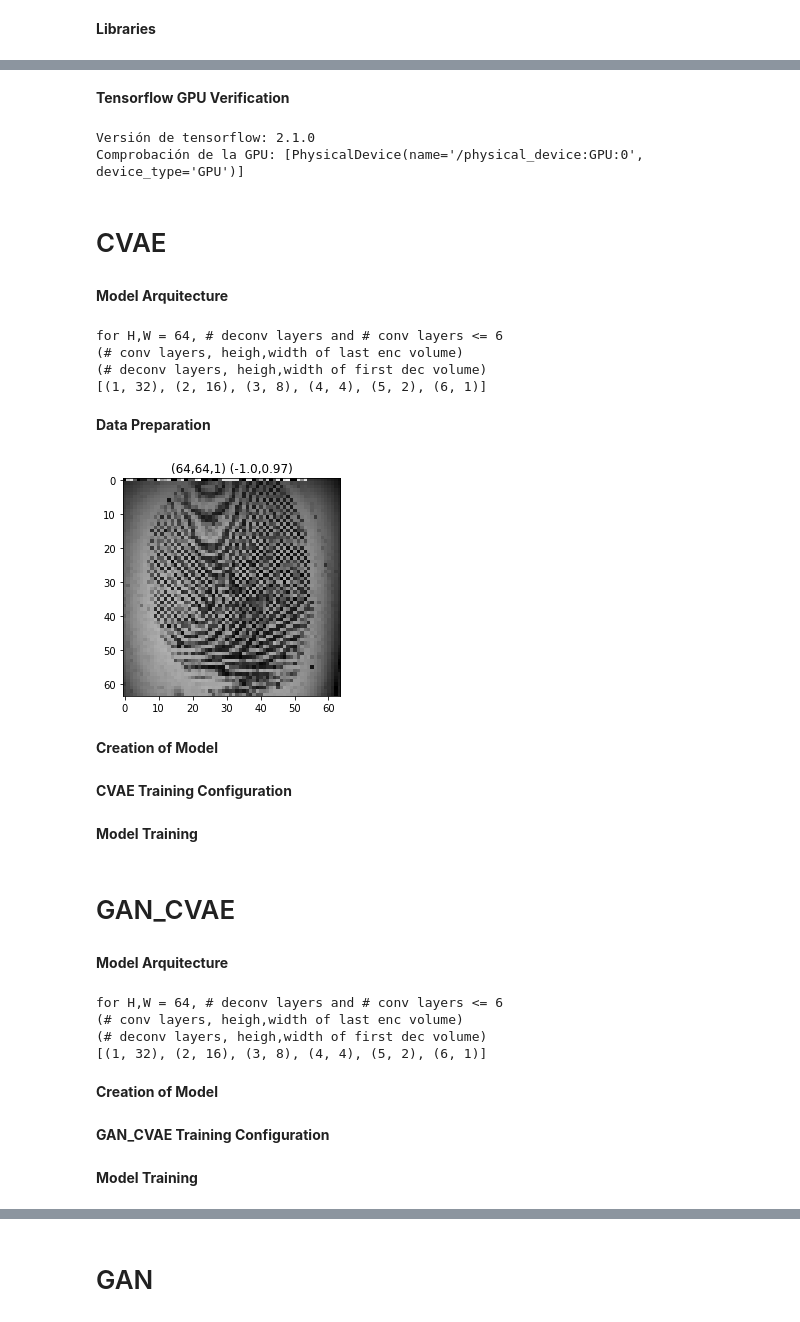
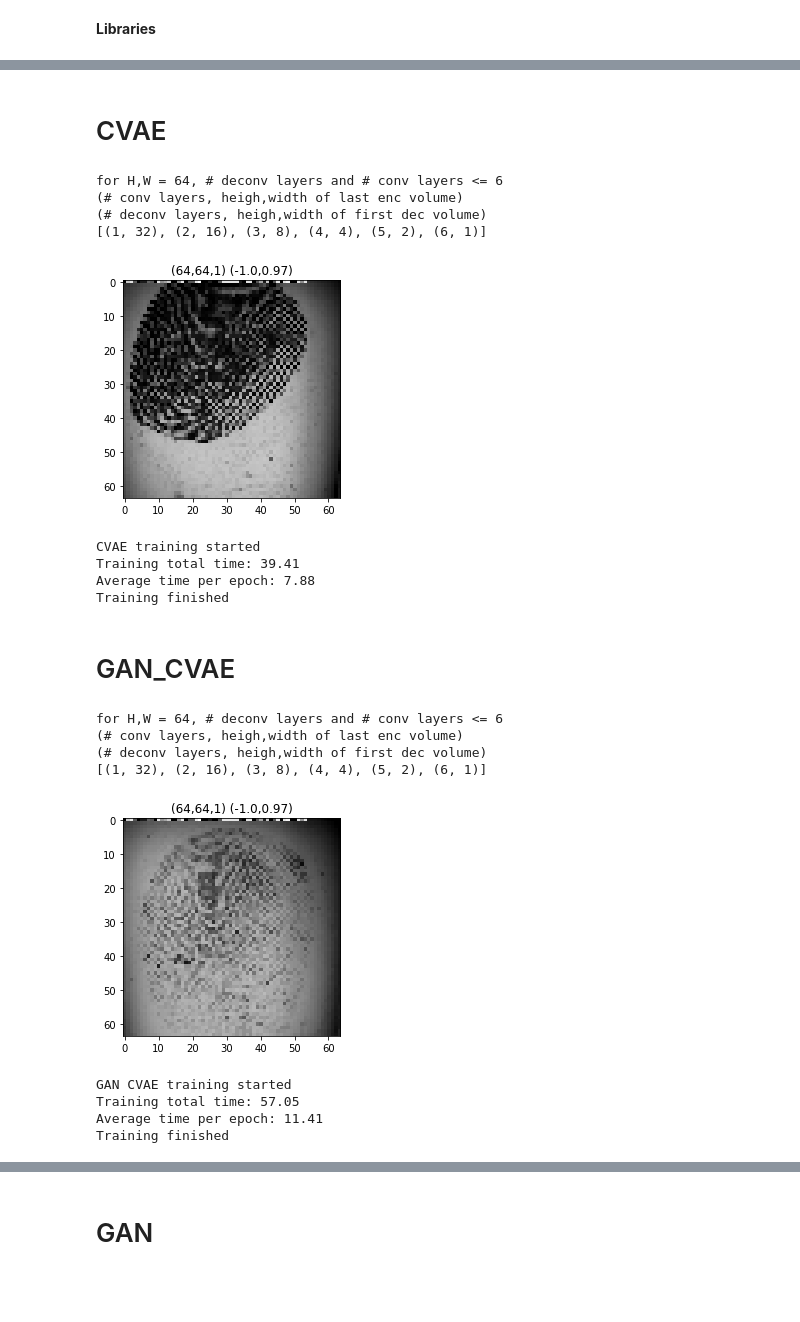
Before and after one commit to cristianandrade99/degree_thesis, a Jupyter notebook: MODELS.ipynb, the cells around one changed output, grey strips where cells are left out. Cells and saved outputs as stored; diff of their text form; code cells hidden in the pictures; blank space fills up the shorter version.

Commit message:
Models Separation Working

```diff
--- a/MODELS.ipynb
+++ b/MODELS.ipynb
@@ -14,8 +21,0 @@ import cris_utils as cu
-# %% [markdown]
-**Tensorflow GPU Verification**
-# %%
-print("Versión de tensorflow: " + str(tf.__version__))
-print("Comprobación de la GPU:",tf.config.experimental.list_physical_devices('GPU'),"\n")
-# %% [output]
-Versión de tensorflow: 2.1.0
-Comprobación de la GPU: [PhysicalDevice(name='/physical_device:GPU:0', device_type='GPU')]
@@ -25,7 +22,5 @@ run_description = "DEFAULT"
 # %% [markdown]
 # CVAE
-# %% [markdown]
-**Model Arquitecture**
 # %%
 N_H = 64
 N_W = 64
@@ -46,40 +41,54 @@ cvae_dec_deconvs = [(512,True,cdb.r_act,3,2),
 n_cvae_conv_ls = len(cvae_enc_convs)
 n_cvae_deconv_ls = len(cvae_dec_deconvs)
 
 max_layers = cu.max_conv_deconv_layers(N_H)
 assert (n_cvae_conv_ls<=max_layers and n_cvae_deconv_ls<=max_layers), "Incorrect number of layers for cvae model"
 
 config = {
     md.batch_size_k: 16,
     md.latent_dim_k: 100,
     md.data_dir_patt_k: ["data_FVC2006","png"],
     md.fps_shape_k: (N_H,N_W,N_C)
 }
 
 cvae_enc_config = {
     cdb.fps_shape_k: config[md.fps_shape_k],
     cdb.enc_dec_lys_info_k: cvae_enc_convs,
     cdb.enc_fin_den_len_k: 2*config[md.latent_dim_k]
 }
 
 hw_f_v = N_H/np.power(2,n_cvae_deconv_ls)
 
 cvae_dec_config = {
     cdb.dec_den_info_k: ([hw_f_v,hw_f_v,256],False,cdb.r_act,(config[md.latent_dim_k],)),
     cdb.enc_dec_lys_info_k: cvae_dec_deconvs,
 }
+
+ds_data_dirs = dp.load_process_fp_dataset(config[md.data_dir_patt_k],config[md.fps_shape_k],config[md.batch_size_k])
+l = list(ds_data_dirs.as_numpy_iterator())
+cu.imshow(l[0][0,:])
+
+cvae = md.CVAE(cvae_enc_config,cvae_dec_config,config,run_description)
+
+cvae_train_conf = {
+    md.num_epochs_k: 5,
+    md.num_images_k: 10,
+    md.checkpoints_frecuency_k: 10,
+    md.use_latest_checkpoint_k: False,
+    md.types_losses_k: [md.square_loss,md.kl_loss,md.ssim_loss],
+    md.alphas_losses_k: [1.0,0.01,0.5],
+    md.learning_rate_k: 0.0002,
+    md.dataset_k: ds_data_dirs
+}
+
+cvae.train(cvae_train_conf)
 # %% [output]
 for H,W = 64, # deconv layers and # conv layers <= 6
 (# conv layers, heigh,width of last enc volume)
 (# deconv layers, heigh,width of first dec volume)
 [(1, 32), (2, 16), (3, 8), (4, 4), (5, 2), (6, 1)]
+[figure, added]
+CVAE training started
+Training total time: 39.41
+Average time per epoch: 7.88
+Training finished
-# %% [markdown]
-**Data Preparation**
-# %%
-ds_data_dirs = dp.load_process_fp_dataset(config[md.data_dir_patt_k],config[md.fps_shape_k],config[md.batch_size_k])
-l = list(ds_data_dirs.as_numpy_iterator())
-cu.imshow(l[0][0,:])
-# %% [output]
-[figure, removed]
-# %% [markdown]
-**Creation of Model**
@@ -88,2 +94,0 @@ cvae = md.CVAE(cvae_enc_config,cvae_dec_config,config,run_description)
-# %% [markdown]
-**CVAE Training Configuration**
@@ -101,2 +94,0 @@ cvae_train_conf = {
-# %% [markdown]
-**Model Training**
@@ -105,7 +95,5 @@ cvae_train_conf = {
 # %% [markdown]
 # GAN_CVAE
-# %% [markdown]
-**Model Arquitecture**
 # %%
 N_H = 64
 N_W = 64
@@ -159,10 +147,31 @@ gan_disc_config = {
     cdb.enc_dec_lys_info_k: gan_disc_convs,
     cdb.enc_fin_den_len_k: 1
 }
+
+ds_data_dirs = dp.load_process_fp_dataset(config[md.data_dir_patt_k],config[md.fps_shape_k],config[md.batch_size_k])
+l = list(ds_data_dirs.as_numpy_iterator())
+cu.imshow(l[0][0,:])
+
+gan_cvae = md.GAN_CVAE(cvae_enc_config,cvae_dec_config,gan_disc_config,config,run_description)
+
+gan_cvae_train_conf = {
+    md.num_epochs_k: 5,
+    md.num_images_k: 10,
+    md.checkpoints_frecuency_k: 10,
+    md.use_latest_checkpoint_k: False,
+    md.disc_learning_rate_k: 0.0002,
+    md.gen_learning_rate_k: 0.0002,
+    md.dataset_k: ds_data_dirs,
+}
+
+gan_cvae.train(gan_cvae_train_conf)
 # %% [output]
 for H,W = 64, # deconv layers and # conv layers <= 6
 (# conv layers, heigh,width of last enc volume)
 (# deconv layers, heigh,width of first dec volume)
 [(1, 32), (2, 16), (3, 8), (4, 4), (5, 2), (6, 1)]
+[figure, added]
+GAN CVAE training started
+Training total time: 57.05
+Average time per epoch: 11.41
+Training finished
-# %% [markdown]
-**Creation of Model**
@@ -171,2 +177,0 @@ gan_cvae = md.GAN_CVAE(cvae_enc_config,cvae_dec_config,gan_disc_config,config,ru
-# %% [markdown]
-**GAN_CVAE Training Configuration**
@@ -183,2 +177,0 @@ gan_cvae_train_conf = {
-# %% [markdown]
-**Model Training**
```
Also changed, not shown: parts of 17 cells of this notebook, 2 other files.
